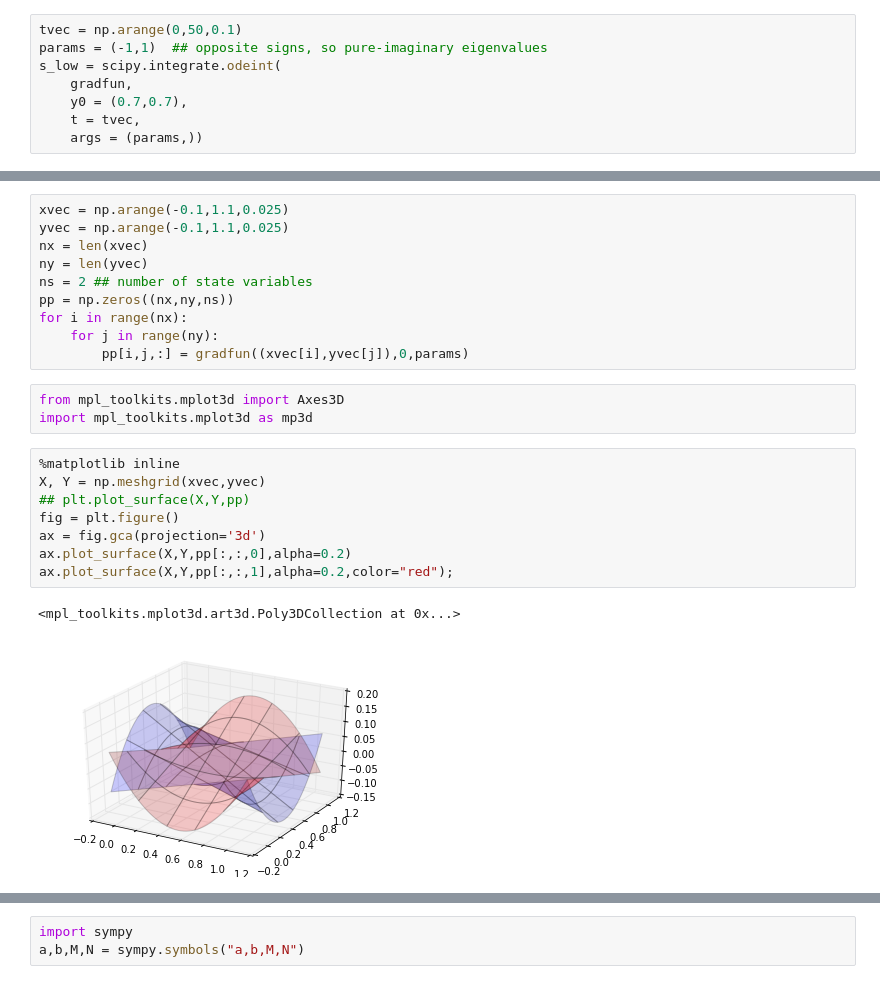
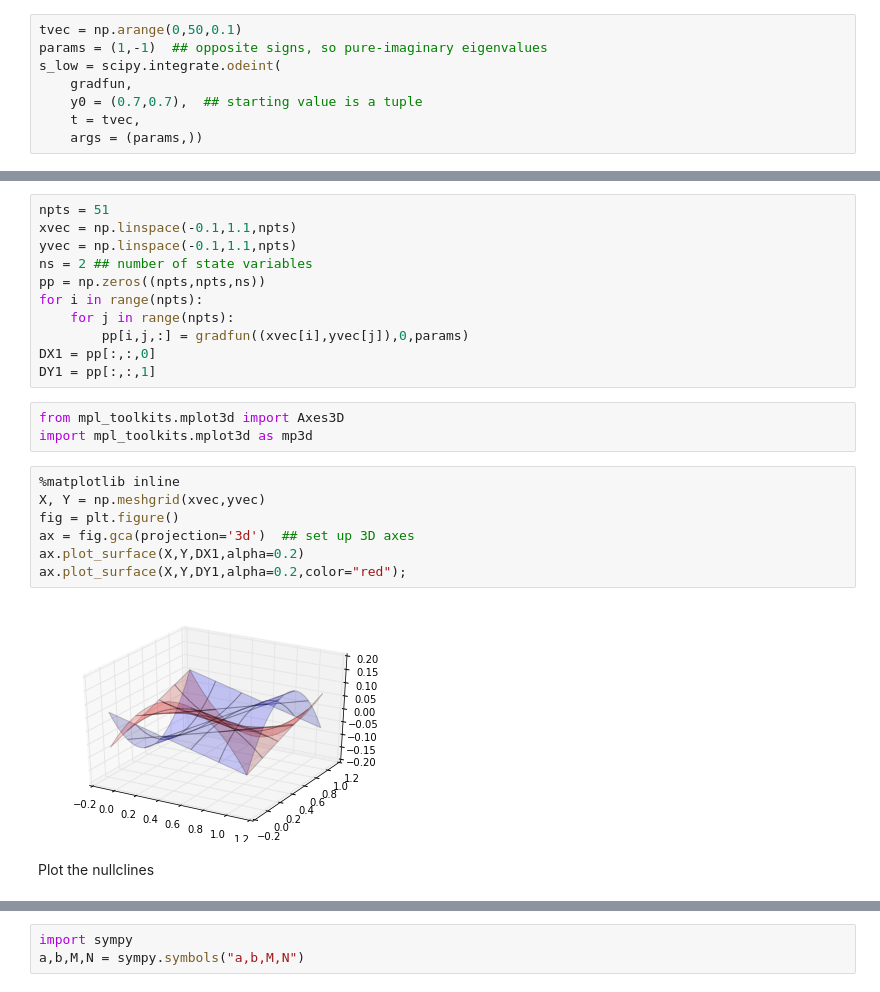
Before and after one commit to bbolker/3mb3, a Jupyter notebook: Notebooks/ode2.ipynb, the cells around one changed output, grey strips where cells are left out. Drawn from its saved outputs; the diff is of its cells as text.

```diff
--- a/Notebooks/ode2.ipynb
+++ b/Notebooks/ode2.ipynb
@@ -16,9 +18,9 @@ Define some parameters and a range of $N$ values (not $t$ values!) to plot the g
 Now use the `scipy.integrate.odeint` function to integrate the differential equation numerically ...
 # %%
 tvec = np.arange(0,50,0.1)
-params = (-1,1)  ## opposite signs, so pure-imaginary eigenvalues
+params = (1,-1)  ## opposite signs, so pure-imaginary eigenvalues
 s_low = scipy.integrate.odeint(
     gradfun,
-    y0 = (0.7,0.7),
+    y0 = (0.7,0.7),  ## starting value is a tuple
     t = tvec,
     args = (params,))
@@ -52,28 +60,29 @@ plt.plot(s_hi[:,0],s_hi[:,1],c="red");
 # %% [markdown]
 ## phase plane
 # %%
-xvec = np.arange(-0.1,1.1,0.025)
-yvec = np.arange(-0.1,1.1,0.025)
-nx = len(xvec)
-ny = len(yvec)
+npts = 51
+xvec = np.linspace(-0.1,1.1,npts)
+yvec = np.linspace(-0.1,1.1,npts)
 ns = 2 ## number of state variables
-pp = np.zeros((nx,ny,ns))
-for i in range(nx):
-    for j in range(ny):
+pp = np.zeros((npts,npts,ns))
+for i in range(npts):
+    for j in range(npts):
         pp[i,j,:] = gradfun((xvec[i],yvec[j]),0,params)
+DX1 = pp[:,:,0]
+DY1 = pp[:,:,1]
 # %%
 from mpl_toolkits.mplot3d import Axes3D
 import mpl_toolkits.mplot3d as mp3d
 # %%
 %matplotlib inline
 X, Y = np.meshgrid(xvec,yvec)
-## plt.plot_surface(X,Y,pp)
 fig = plt.figure()
-ax = fig.gca(projection='3d')
-ax.plot_surface(X,Y,pp[:,:,0],alpha=0.2)
-ax.plot_surface(X,Y,pp[:,:,1],alpha=0.2,color="red");
+ax = fig.gca(projection='3d')  ## set up 3D axes
+ax.plot_surface(X,Y,DX1,alpha=0.2)
+ax.plot_surface(X,Y,DY1,alpha=0.2,color="red");
 # %% [output]
-<mpl_toolkits.mplot3d.art3d.Poly3DCollection at 0x...>
-[figure, old version]
+[figure, new version]
+# %% [markdown]
+Plot the nullclines
 # %%
 %matplotlib inline
```
Also changed, not shown: parts of 12 cells of this notebook.
